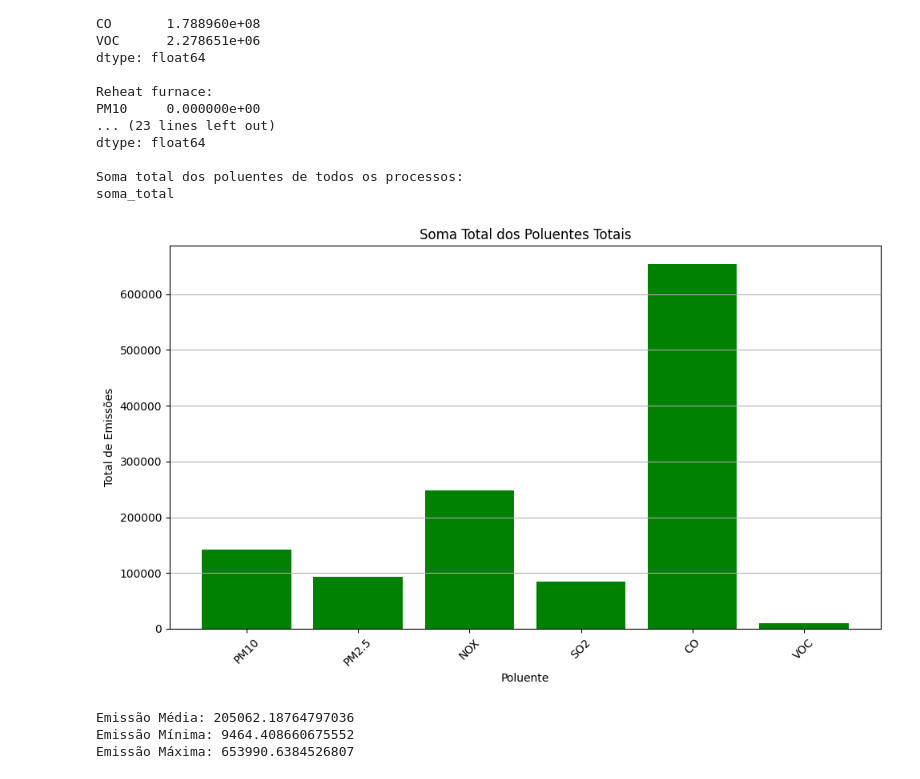
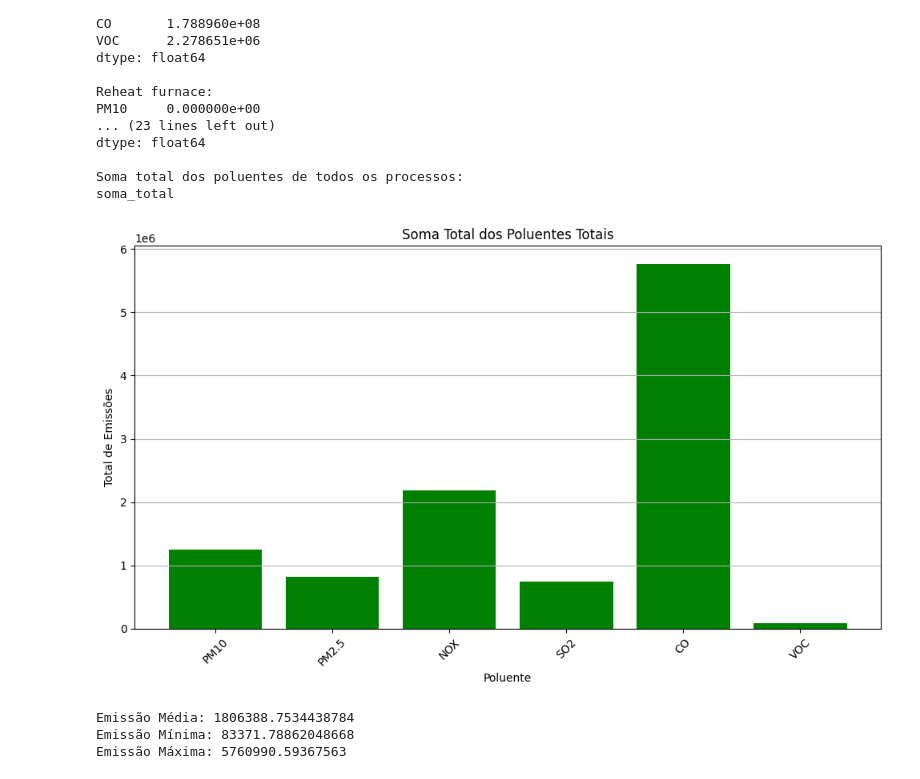
Before and after one commit to pedropiovezan1/ENS5172_20241, a Jupyter notebook: trabalho01_parte01final.ipynb, the cells around one changed output. Saved outputs shown, nothing was run; the diff lists cells and outputs as text; code cells hidden in the pictures.

```diff
--- a/trabalho01_parte01final.ipynb
+++ b/trabalho01_parte01final.ipynb
@@ -628,23 +628,23 @@ soma_total
 # %%
 import matplotlib.pyplot as plt
 
 # Calcular a soma total dos poluentes
 soma_total = soma_total = resultados_electric_arc.sum() + resultados_Reheat_furnace.sum() + resultados_Annealing_furnace.sum() + resultados_Direct_reduced_iron_reformer.sum()
 
-soma_total = soma_total/277.8
+soma_total = soma_total/31.536 #conversão de ton/ano para grama/segundo
 
 # gráfico para a soma total dos poluentes
 plt.figure(figsize=(10, 6))
 plt.bar(soma_total.index, soma_total.values, color='green')
 plt.title('Soma Total dos Poluentes Totais')
 plt.xlabel('Poluente')
 plt.ylabel('Total de Emissões')
 plt.xticks(rotation=45)
 plt.grid(axis='y')
 plt.tight_layout()
 plt.show()
 # %% [output]
-[figure, old version]
+[figure, new version]
 # %%
 emissao_media = soma_total.mean()
 emissao_minima = soma_total.min()
@@ -654,9 +654,9 @@ print("Emissão Média:", emissao_media)
 print("Emissão Mínima:", emissao_minima)
 print("Emissão Máxima:", emissao_maxima)
 # %% [output]
-Emissão Média: 205062.18764797036
-Emissão Mínima: 9464.408660675552
-Emissão Máxima: 653990.6384526807
+Emissão Média: 1806388.7534438784
+Emissão Mínima: 83371.78862048668
+Emissão Máxima: 5760990.59367563
 # %%
 plt.figure(figsize=(8, 6))
 
```
Also changed, not shown: parts of 1 cell of this notebook.
